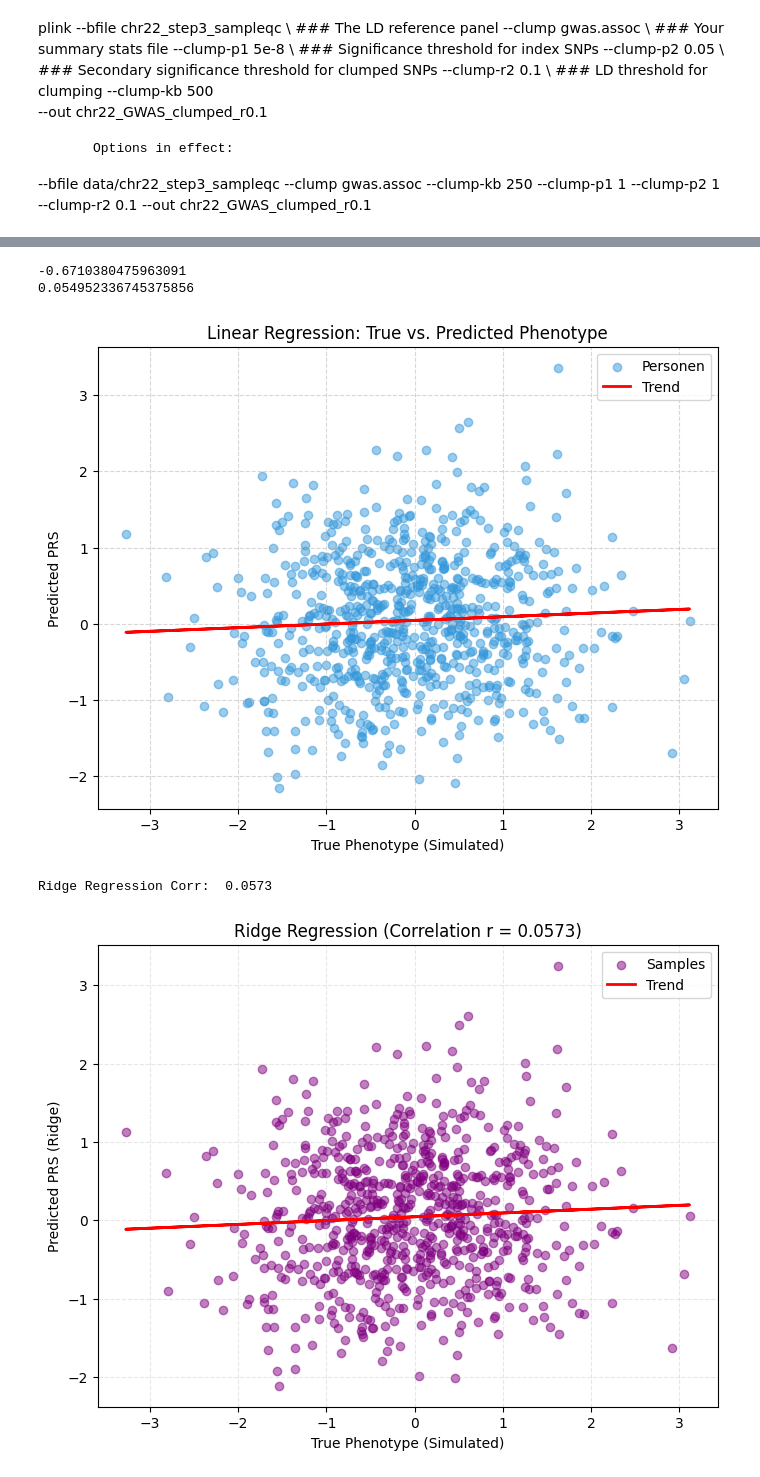
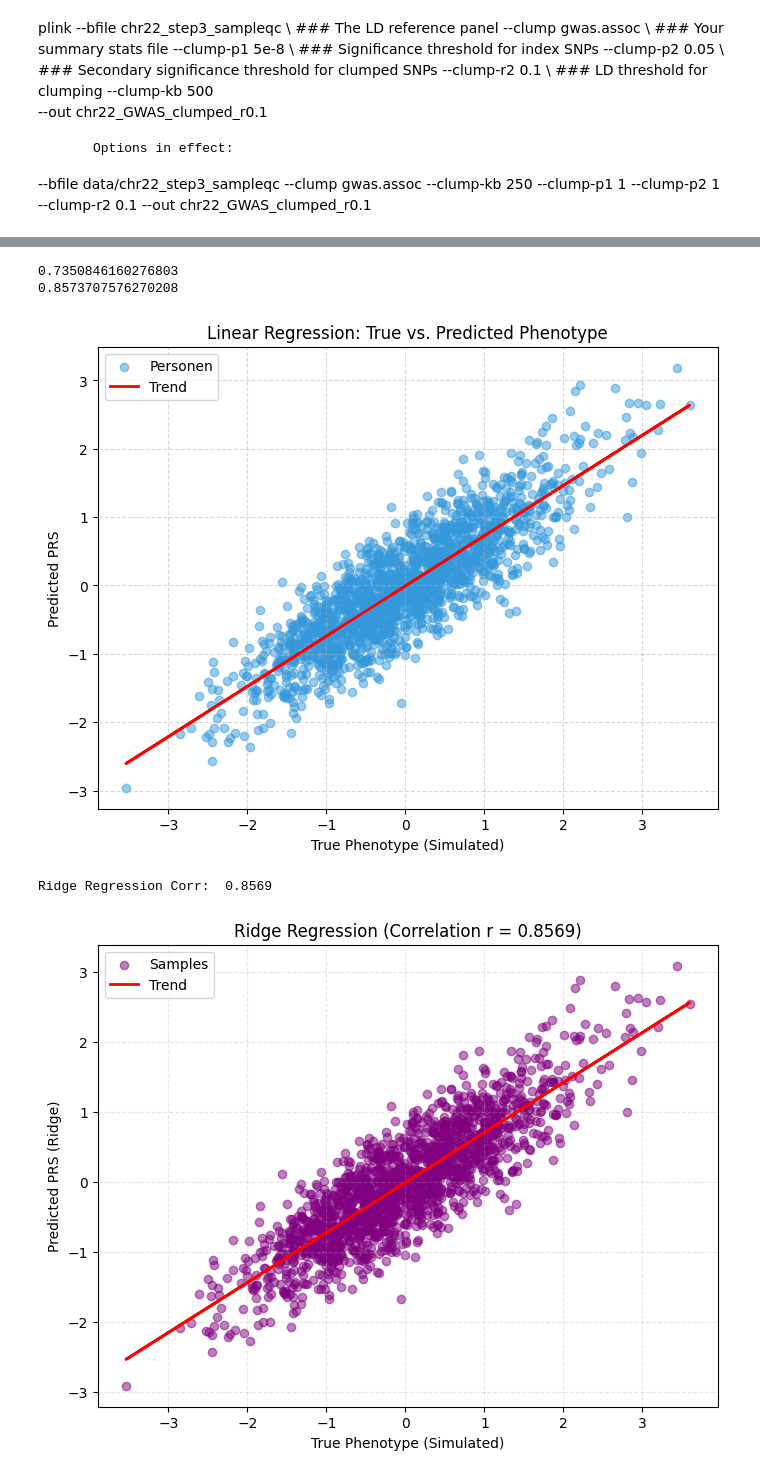
Before and after one commit to sueoglu/gobi_gwas, a Jupyter notebook: katharina/gobi.ipynb, the cells around one changed output, grey strips where cells are left out. Cells and saved outputs as stored; diff of their text form; code cells hidden in the pictures.

```diff
--- a/katharina/gobi.ipynb
+++ b/katharina/gobi.ipynb
@@ -287,17 +281,13 @@ plink --bfile  chr22_step3_sampleqc \                     ### The LD reference p
   --clump-r2 0.1
   --out chr22_GWAS_clumped_r0.1
 # %%
-clumped = pd.read_csv("chr22_GWAS_clumped_r0.1.clumped", sep=r"\s+", engine="python")
+clumped = pd.read_csv("data/chr22_clumped.clumped", sep=r"\s+", engine="python")
 clumped.head()
 len(clumped)
 lead_snps = clumped["SNP"].astype(str).tolist()
 lead_snps
 len(lead_snps)
-is_clumped = bim['snp'].isin(lead_snps).values
+is_clumped = clumped['SNP'].values
 # %%
-X_train_prs = X_train[:, is_clumped]
-X_val_prs   = X_val[:, is_clumped]
-
-beta_prs = beta[is_clumped]
-
-print(X_train_prs.shape)
+snp_ids = bim['snp'].values
+mask = np.isin(snp_ids, is_clumped)
@@ -306,20 +294,23 @@ Modell-Input Shape: (1752, 4297)
+# %%
+X_clump_train = X_train[:, mask]
+X_clump_test = X_test[:, mask]
 # %%
 from sklearn.linear_model import LassoCV, LinearRegression
 from sklearn.metrics import r2_score
 import scipy.stats as st
 # %%
 lin_reg = LinearRegression()
-lin_reg.fit(X_train_prs, y_train.flatten())
-y_pred_lin = lin_reg.predict(X_val_prs)
-print(r2_score(y_val, y_pred_lin))
-print(st.pearsonr(y_val.flatten(), y_pred_lin.flatten())[0])
+lin_reg.fit(X_clump_train, y_train.flatten())
+y_pred_lin = lin_reg.predict(X_clump_train)
+print(r2_score(y_train, y_pred_lin))
+print(st.pearsonr(y_train.flatten(), y_pred_lin.flatten())[0])
 
 plt.figure(figsize=(8, 6))
 
-plt.scatter(y_val, y_pred_lin, alpha=0.5, color='#3498db', label='Personen')
+plt.scatter(y_train, y_pred_lin, alpha=0.5, color='#3498db', label='Personen')
 
-m, b = np.polyfit(y_val.flatten(), y_pred_lin.flatten(), 1)
-plt.plot(y_val, m*y_val + b, color='red', linewidth=2, label='Trend')
+m, b = np.polyfit(y_train.flatten(), y_pred_lin.flatten(), 1)
+plt.plot(y_train, m*y_train + b, color='red', linewidth=2, label='Trend')
 
 plt.title("Linear Regression: True vs. Predicted Phenotype")
 plt.xlabel("True Phenotype (Simulated)")
@@ -329,33 +320,33 @@ plt.grid(True, linestyle='--', alpha=0.5)
 
 plt.show()
 # %% [output]
--0.6710380475963091
-0.054952336745375856
+0.7350846160276803
+0.8573707576270208
-[figure, old version]
+[figure, new version]
 # %%
 from sklearn.linear_model import RidgeCV
 
 ridge = RidgeCV(cv=5)
-ridge.fit(X_train_prs, y_train.flatten())
-y_pred_ridge = ridge.predict(X_val_prs)
+ridge.fit(X_clump_train, y_train.flatten())
+y_pred_ridge = ridge.predict(X_clump_train)
 
-print(f"Ridge Regression Corr:  {st.pearsonr(y_val.flatten(), y_pred_ridge.flatten())[0]:.4f}")
+print(f"Ridge Regression Corr:  {st.pearsonr(y_train.flatten(), y_pred_ridge.flatten())[0]:.4f}")
 
-corr_ridge = st.pearsonr(y_val.flatten(), y_pred_ridge.flatten())[0]
+corr_ridge = st.pearsonr(y_train.flatten(), y_pred_ridge.flatten())[0]
 
 plt.figure(figsize=(8, 6))
-plt.scatter(y_val, y_pred_ridge, alpha=0.5, color='purple', label='Samples')
+plt.scatter(y_train, y_pred_ridge, alpha=0.5, color='purple', label='Samples')
 
-m, b = np.polyfit(y_val.flatten(), y_pred_ridge.flatten(), 1)
-plt.plot(y_val, m*y_val + b, color='red', linewidth=2, label='Trend')
+m, b = np.polyfit(y_train.flatten(), y_pred_ridge.flatten(), 1)
+plt.plot(y_train, m*y_train + b, color='red', linewidth=2, label='Trend')
 
 plt.title(f"Ridge Regression (Correlation r = {corr_ridge:.4f})")
 plt.xlabel("True Phenotype (Simulated)")
 plt.ylabel("Predicted PRS (Ridge)")
 plt.legend()
 plt.grid(True, linestyle='--', alpha=0.3)
 
 plt.show()
 # %% [output]
-Ridge Regression Corr:  0.0573
+Ridge Regression Corr:  0.8569
-[figure, old version]
+[figure, new version]
```
Also changed, not shown: parts of 22 cells of this notebook.
